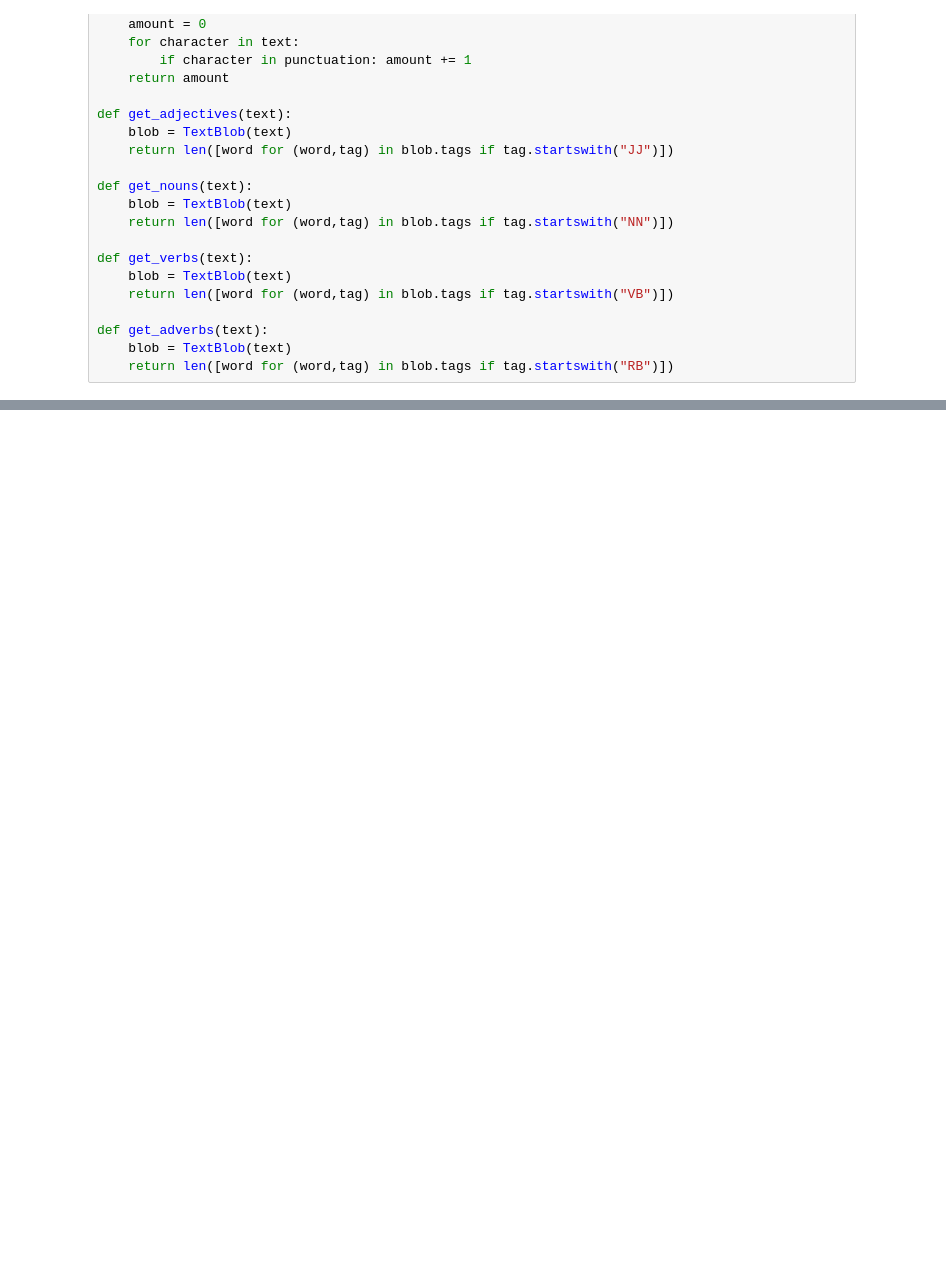
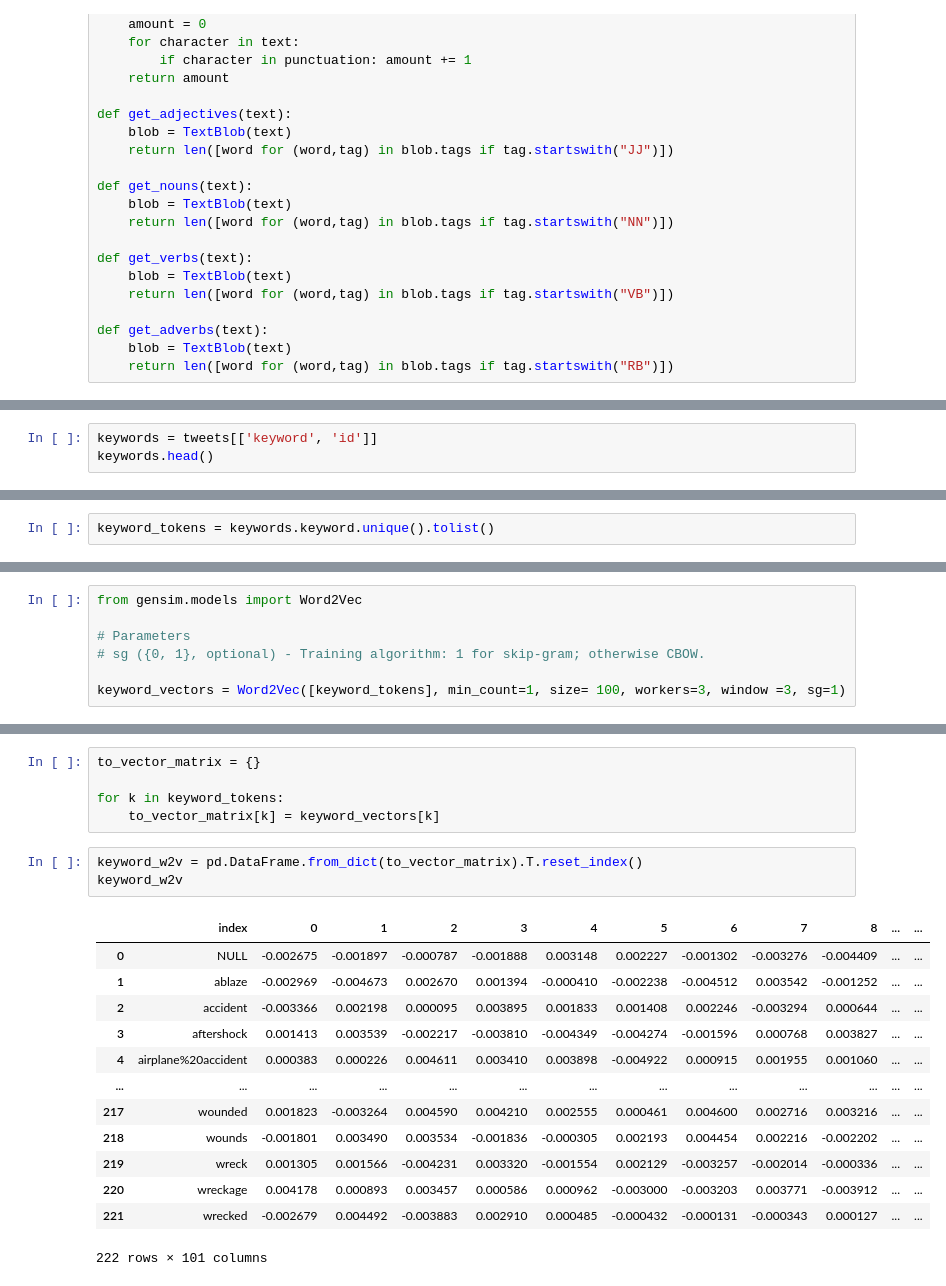
Before and after one commit to milemarchese/OrganizacionDeDatos, a Jupyter notebook: TP2/FeatureEngineering.ipynb, the cells around one changed output, grey strips where cells are left out. Drawn from its saved outputs; the diff is of its cells as text; blank space fills up the shorter version.

```diff
--- a/TP2/FeatureEngineering.ipynb
+++ b/TP2/FeatureEngineering.ipynb
@@ -173,0 +196,3 @@ test.head()
+# %%
+keywords = tweets[['keyword', 'id']]
+keywords.head()
@@ -173,0 +206,2 @@ test.head()
+# %%
+keyword_tokens = keywords.keyword.unique().tolist()
@@ -173,0 +216,7 @@ test.head()
+# %%
+from gensim.models import Word2Vec
+
+# Parameters
+# sg ({0, 1}, optional) - Training algorithm: 1 for skip-gram; otherwise CBOW.
+
+keyword_vectors = Word2Vec([keyword_tokens], min_count=1, size= 100, workers=3, window =3, sg=1)
@@ -173,0 +244,22 @@ test.head()
+# %%
+to_vector_matrix = {}
+
+for k in keyword_tokens:
+    to_vector_matrix[k] = keyword_vectors[k]
+# %%
+keyword_w2v = pd.DataFrame.from_dict(to_vector_matrix).T.reset_index()
+keyword_w2v
+# %% [output]
+|  | index | 0 | 1 | 2 | 3 | 4 | 5 | 6 | 7 | 8 | ... | ... |
+| 0 | NULL | -0.002675 | -0.001897 | -0.000787 | -0.001888 | 0.003148 | 0.002227 | -0.001302 | -0.003276 | -0.004409 | ... | ... |
+| 1 | ablaze | -0.002969 | -0.004673 | 0.002670 | 0.001394 | -0.000410 | -0.002238 | -0.004512 | 0.003542 | -0.001252 | ... | ... |
+| 2 | accident | -0.003366 | 0.002198 | 0.000095 | 0.003895 | 0.001833 | 0.001408 | 0.002246 | -0.003294 | 0.000644 | ... | ... |
+| 3 | aftershock | 0.001413 | 0.003539 | -0.002217 | -0.003810 | -0.004349 | -0.004274 | -0.001596 | 0.000768 | 0.003827 | ... | ... |
+| 4 | airplane%20accident | 0.000383 | 0.000226 | 0.004611 | 0.003410 | 0.003898 | -0.004922 | 0.000915 | 0.001955 | 0.001060 | ... | ... |
+| ... | ... | ... | ... | ... | ... | ... | ... | ... | ... | ... | ... | ... |
+| 217 | wounded | 0.001823 | -0.003264 | 0.004590 | 0.004210 | 0.002555 | 0.000461 | 0.004600 | 0.002716 | 0.003216 | ... | ... |
+| 218 | wounds | -0.001801 | 0.003490 | 0.003534 | -0.001836 | -0.000305 | 0.002193 | 0.004454 | 0.002216 | -0.002202 | ... | ... |
+| 219 | wreck | 0.001305 | 0.001566 | -0.004231 | 0.003320 | -0.001554 | 0.002129 | -0.003257 | -0.002014 | -0.000336 | ... | ... |
+| 220 | wreckage | 0.004178 | 0.000893 | 0.003457 | 0.000586 | 0.000962 | -0.003000 | -0.003203 | 0.003771 | -0.003912 | ... | ... |
+| 221 | wrecked | -0.002679 | 0.004492 | -0.003883 | 0.002910 | 0.000485 | -0.000432 | -0.000131 | -0.000343 | 0.000127 | ... | ... |
+222 rows × 101 columns
```
Also changed, not shown: parts of 22 cells of this notebook.
